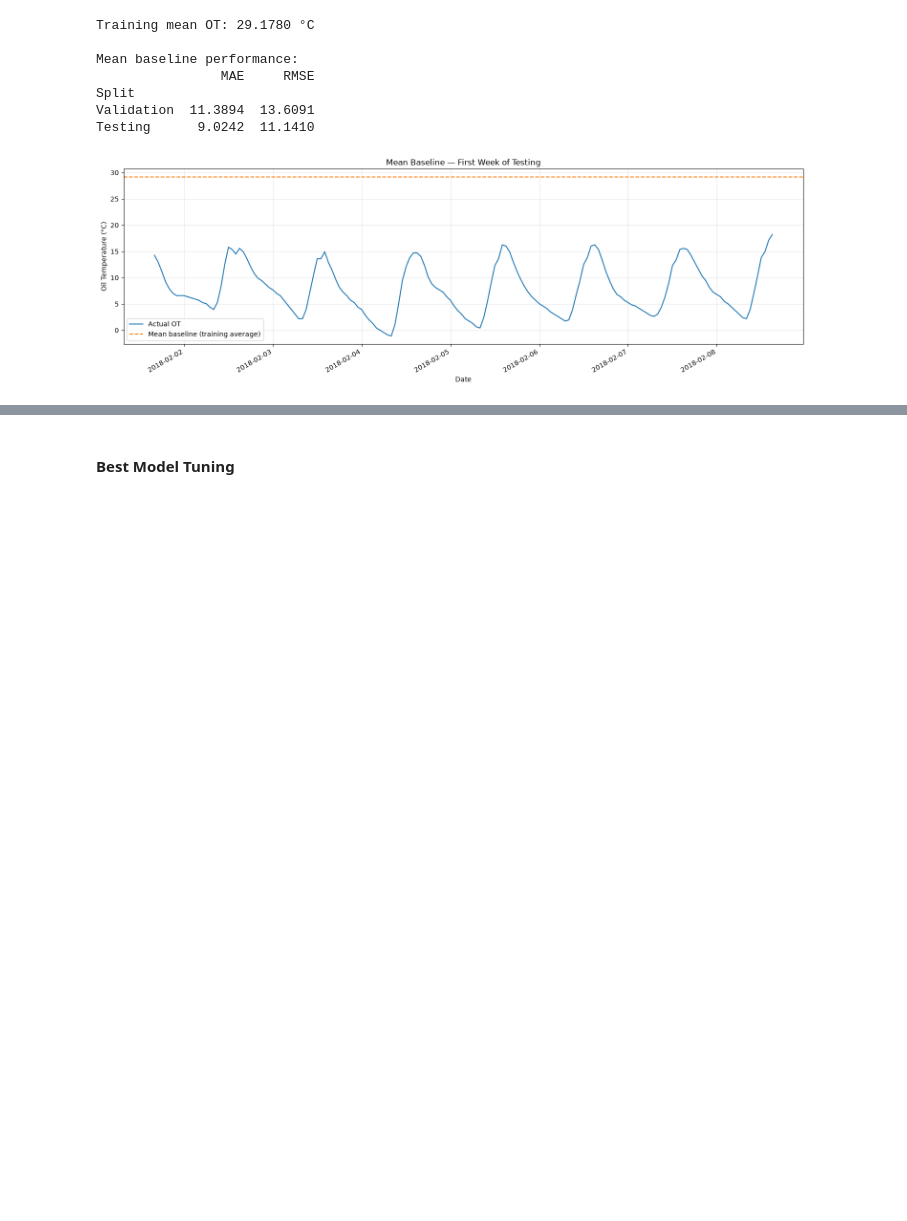
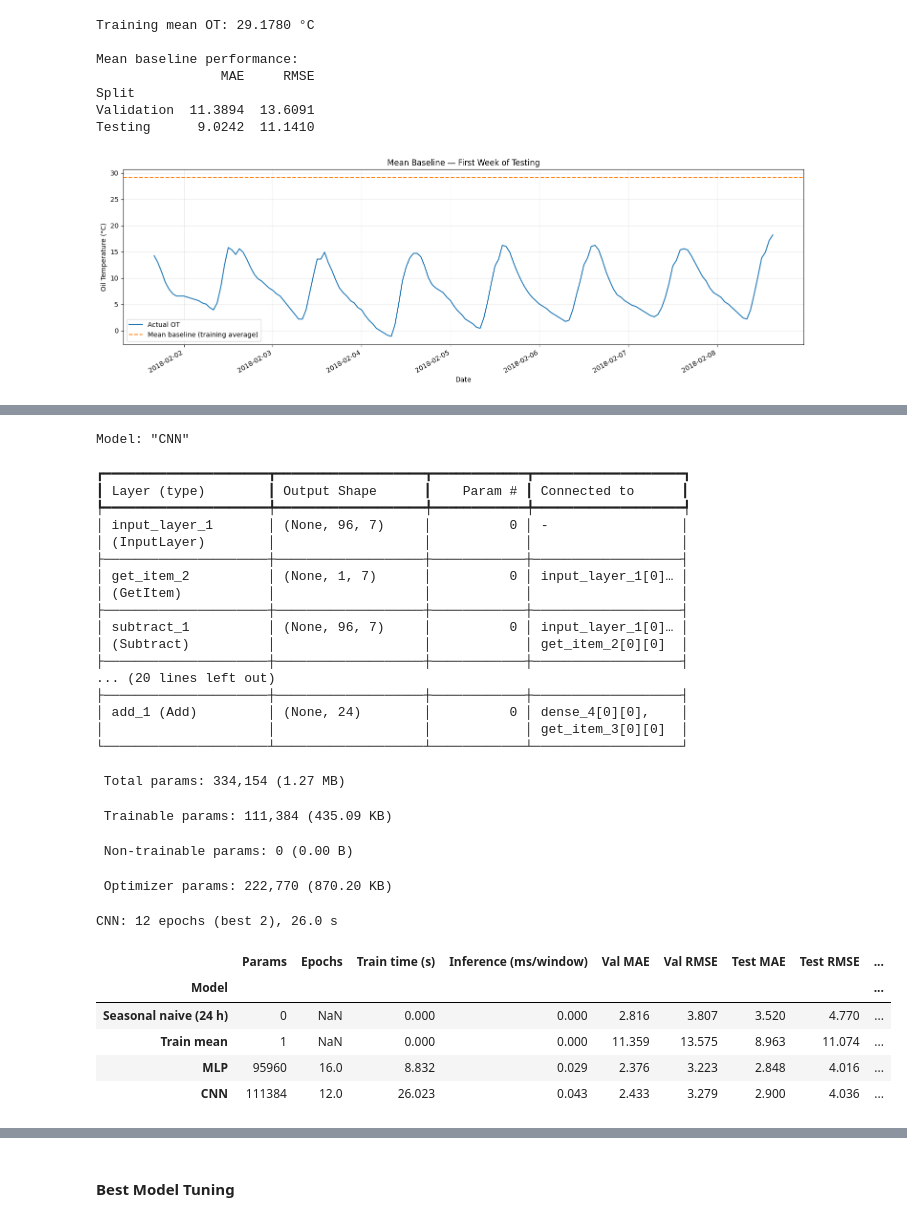
Before and after one commit to janwod/TransformerTempTracker, a Jupyter notebook: AISE4010_Project_Group07.ipynb, the cells around one changed output, grey strips where cells are left out. Drawn from its saved outputs; the diff is of its cells as text; code cells hidden in the pictures; blank space fills up the shorter version.

```diff
--- a/AISE4010_Project_Group07.ipynb
+++ b/AISE4010_Project_Group07.ipynb
@@ -375,0 +625,55 @@ Testing      9.0242  11.1410
+# %%
+def build_cnn(filters=32, kernel_size=5, n_blocks=2, dropout=0.2, dense_units=64):
+    inputs = keras.Input(shape=(LOOKBACK, N_FEATURES))
+    x, last_ot = normalize_window(inputs)
+    for i in range(n_blocks):
+        x = layers.Conv1D(filters * 2 ** i, kernel_size, padding='causal', activation='relu')(x)
+        x = layers.MaxPooling1D(pool_size=2)(x)
+    x = layers.Flatten()(x)
+    x = layers.Dense(dense_units, activation='relu')(x)
+    x = layers.Dropout(dropout)(x)
+    delta = layers.Dense(HORIZON)(x)            # predicted change from the last OT
+    outputs = delta + last_ot
+    return keras.Model(inputs, outputs, name='CNN')
+
+CNN_CONFIG = {'filters': 32, 'kernel_size': 5, 'n_blocks': 2, 'dropout': 0.2,
+              'lr': 1e-3, 'batch_size': 64}
+
+cnn, cnn_hist, cnn_time = fit_model(build_cnn, **CNN_CONFIG)
+cnn.summary()
+
+cnn_val_pred, cnn_test_pred = evaluate_model('CNN', cnn, cnn_hist, cnn_time)
+cnn_epochs = len(cnn_hist.history['loss'])
+cnn_best = int(np.argmin(cnn_hist.history['val_loss'])) + 1
+print(f'CNN: {cnn_epochs} epochs (best {cnn_best}), {cnn_time:.1f} s')
+display(comparison_table())
+# %% [output]
+Model: "CNN"
+┏━━━━━━━━━━━━━━━━━━━━━┳━━━━━━━━━━━━━━━━━━━┳━━━━━━━━━━━━┳━━━━━━━━━━━━━━━━━━━┓
+┃ Layer (type)        ┃ Output Shape      ┃    Param # ┃ Connected to      ┃
+┡━━━━━━━━━━━━━━━━━━━━━╇━━━━━━━━━━━━━━━━━━━╇━━━━━━━━━━━━╇━━━━━━━━━━━━━━━━━━━┩
+│ input_layer_1       │ (None, 96, 7)     │          0 │ -                 │
+│ (InputLayer)        │                   │            │                   │
+├─────────────────────┼───────────────────┼────────────┼───────────────────┤
+│ get_item_2          │ (None, 1, 7)      │          0 │ input_layer_1[0]… │
+│ (GetItem)           │                   │            │                   │
+├─────────────────────┼───────────────────┼────────────┼───────────────────┤
+│ subtract_1          │ (None, 96, 7)     │          0 │ input_layer_1[0]… │
+│ (Subtract)          │                   │            │ get_item_2[0][0]  │
+├─────────────────────┼───────────────────┼────────────┼───────────────────┤
+... (20 lines left out)
+├─────────────────────┼───────────────────┼────────────┼───────────────────┤
+│ add_1 (Add)         │ (None, 24)        │          0 │ dense_4[0][0],    │
+│                     │                   │            │ get_item_3[0][0]  │
+└─────────────────────┴───────────────────┴────────────┴───────────────────┘
+ Total params: 334,154 (1.27 MB)
+ Trainable params: 111,384 (435.09 KB)
+ Non-trainable params: 0 (0.00 B)
+ Optimizer params: 222,770 (870.20 KB)
+CNN: 12 epochs (best 2), 26.0 s
+|  | Params | Epochs | Train time (s) | Inference (ms/window) | Val MAE | Val RMSE | Test MAE | Test RMSE | ... |
+| Model |  |  |  |  |  |  |  |  | ... |
+| Seasonal naive (24 h) | 0 | NaN | 0.000 | 0.000 | 2.816 | 3.807 | 3.520 | 4.770 | ... |
+| Train mean | 1 | NaN | 0.000 | 0.000 | 11.359 | 13.575 | 8.963 | 11.074 | ... |
+| MLP | 95960 | 16.0 | 8.832 | 0.029 | 2.376 | 3.223 | 2.848 | 4.016 | ... |
+| CNN | 111384 | 12.0 | 26.023 | 0.043 | 2.433 | 3.279 | 2.900 | 4.036 | ... |
```
Also changed, not shown: parts of 13 cells of this notebook.
